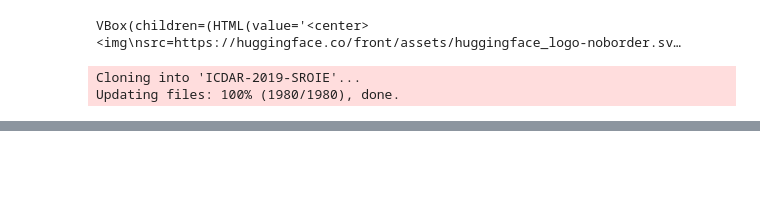
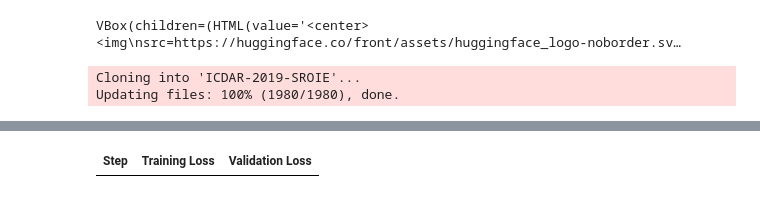
Before and after one commit to pranavmodi/check3, a Jupyter notebook: Donut_finetune.ipynb, the cells around one changed output, grey strips where cells are left out. Saved outputs shown, nothing was run; the diff lists cells and outputs as text; code cells hidden in the pictures; blank space fills up the shorter version.

```diff
--- a/Donut_finetune.ipynb
+++ b/Donut_finetune.ipynb
@@ -221,0 +377,3 @@ NameError: name 'dataset' is not defined
+# %%
+processed_dataset = processed_dataset.train_test_split(test_size=0.1)
+print(processed_dataset)
@@ -221,0 +480,38 @@ NameError: name 'dataset' is not defined
+# %%
+from huggingface_hub import HfFolder
+from transformers import Seq2SeqTrainingArguments, Seq2SeqTrainer
+
+hf_repository_id = "donut-base-sroie"
+
+training_args = Seq2SeqTrainingArguments(
+    output_dir=hf_repository_id,
+    num_train_epochs=3,
+    learning_rate=2e-5,
+    per_device_train_batch_size=2,
+    weight_decay=0.01,
+    fp16=True,
+    logging_steps=50,
+    save_total_limit=2,
+    # Now we evaluate every 50 steps and also save every 50 steps
+    evaluation_strategy="steps",
+    eval_steps=50,
+    save_strategy="steps",
+    save_steps=50,
+    predict_with_generate=True,
+    # Push to hub parameters
+    report_to="tensorboard",
+    hub_strategy="every_save",
+    hub_model_id="PranavMoD/donut-base-sroie",
+    push_to_hub=True,
+    hub_token=HfFolder.get_token(),
+)
+
+trainer = Seq2SeqTrainer(
+    model=model,
+    args=training_args,
+    train_dataset=processed_dataset["train"],
+    eval_dataset=processed_dataset["test"],  # Make sure you have a validation set
+)
+# %%
+trainer.train()
+# %% [output]
@@ -221,0 +519 @@ NameError: name 'dataset' is not defined
+| Step | Training Loss | Validation Loss |
```
Also changed, not shown: parts of 26 cells of this notebook, 2 other files.
